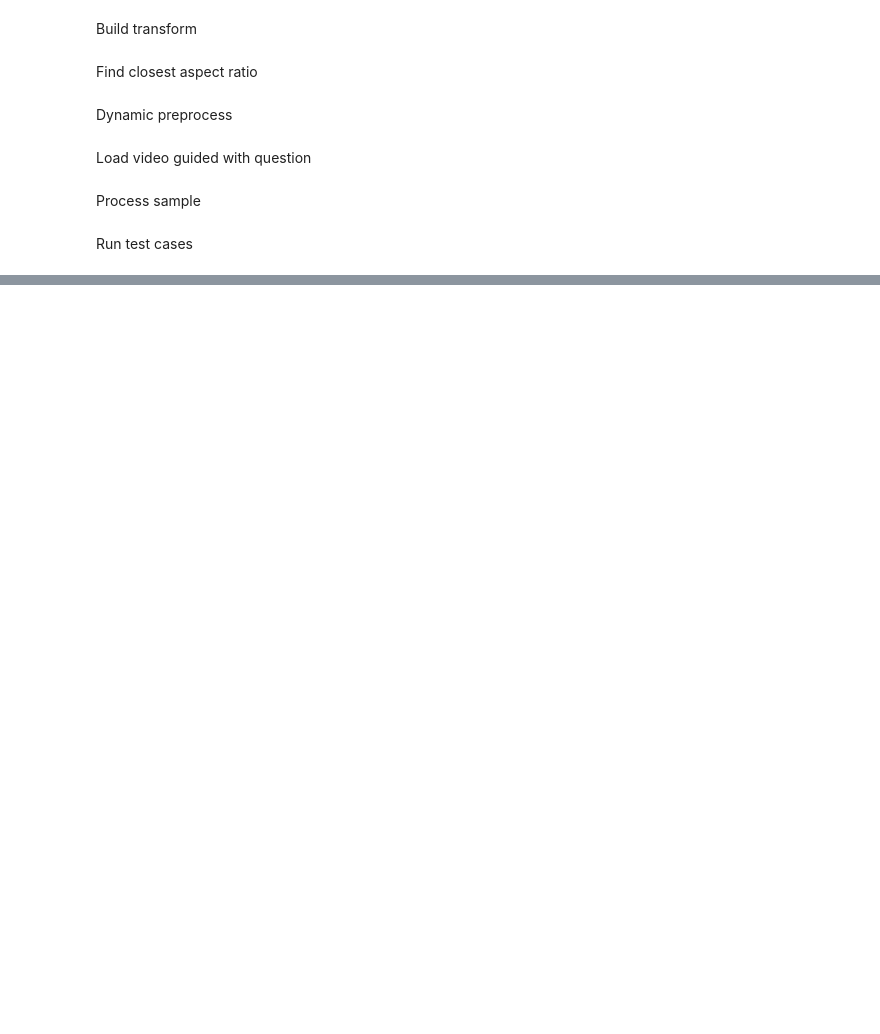
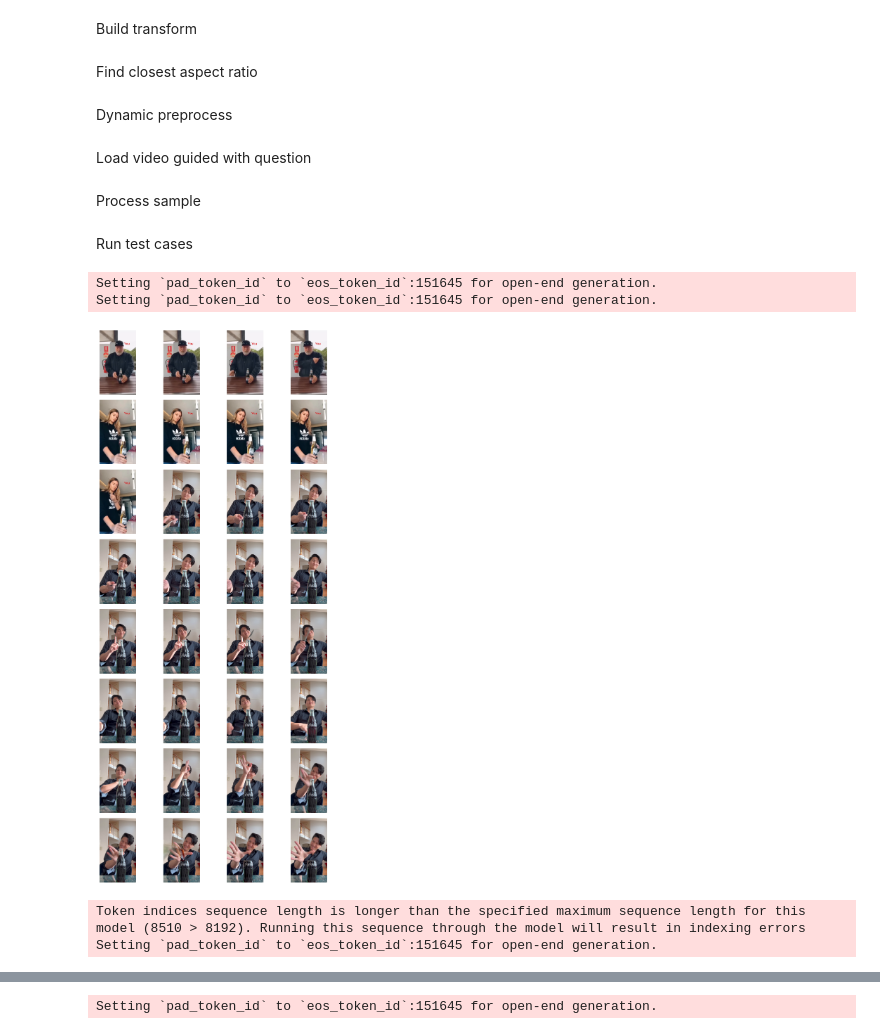
Before and after one commit to davidfoo07/Tiktok-AI-Singapore, a Jupyter notebook: InternVL3.ipynb, the cells around one changed output, grey strips where cells are left out. Drawn from its saved outputs; the diff is of its cells as text; code cells hidden in the pictures; blank space fills up the shorter version.

```diff
--- a/InternVL3.ipynb
+++ b/InternVL3.ipynb
@@ -228,10 +198,13 @@ def load_video_question_guided(video_path, question, input_size=448, max_num=1,
     max_frame = len(vr)
     step = int(vr.get_avg_fps())
 
-    sampled_indices = list(range(0, max_frame, step))
+    if len(range(0, max_frame, step)) >= num_segments:
+        sampled_indices = list(range(0, max_frame, step))
+    else:
+        bins = np.linspace(0, max_frame, num=num_segments+1, dtype=int)
+        sampled_indices = [((bins[i] + bins[i + 1]) // 2) for i in range(num_segments)]
     all_images = [Image.fromarray(vr[i].asnumpy()).convert("RGB") for i in sampled_indices]
 
-    # Encode all frames
     frame_embeddings = []
     for img in all_images:
         inputs = clip_processor(images=img, return_tensors="pt").to("cuda")
@@ -239,22 +212,28 @@ def load_video_question_guided(video_path, question, input_size=448, max_num=1,
             img_feat = clip_model.get_image_features(**inputs)
         frame_embeddings.append(img_feat.squeeze(0))
     frame_embeddings = torch.stack(frame_embeddings)
+    frame_embeddings = F.normalize(frame_embeddings, dim=-1)
 
-    # Encode question
     text_inputs = clip_processor(text=question, return_tensors="pt").to("cuda")
     with torch.no_grad():
         text_embedding = clip_model.get_text_features(**text_inputs).squeeze(0)
+    text_embedding = F.normalize(text_embedding, dim=-1)
 
-    # Compute similarity
     sims = F.cosine_similarity(frame_embeddings, text_embedding.unsqueeze(0))
-    k = min(num_segments, len(sims))
-    top_indices = sorted(sims.topk(k).indices.tolist())
+    top_indices = sorted(sims.topk(num_segments).indices.tolist())
     selected_frames = [all_images[i] for i in top_indices]
     '''
-    for i in selected_frames:
-        i.show()
+    rows, cols = 8, 4
+    fig, axes = plt.subplots(rows, cols, figsize=(cols * 2, rows * 2))
+    for i, ax in enumerate(axes.flat):
+        if i < len(selected_frames):
+            ax.imshow(selected_frames[i])
+            ax.axis('off')
+        else:
+            ax.axis('off')
+    plt.tight_layout()
+    plt.show()
     '''
-    # Your existing preprocessing
     pixel_values_list, num_patches_list = [], []
     transform = build_transform(input_size=input_size)
     for img in selected_frames:
@@ -274,7 +253,14 @@ def process_test_case(example):
     question_prompt = example["question_prompt"]
 
     video_path = retrieve_video(video_id)
-    improved_question = improve_question(question)
+    lines = question.split('\n')
+    actual_question = next((q for q in lines if q.strip() != ''), None)
+    rest_of_question = [line for line in lines if line != actual_question]
+    if rest_of_question:
+        improved_question = question
+    else:
+        improved_question = improve_question(actual_question)
+    narrowed_scope = narrow(actual_question)
 
-    pixel_values, num_patches_list = load_video_question_guided(video_path, question.split('\n')[0], num_segments=32, max_num=1)
+    pixel_values, num_patches_list = load_video_question_guided(video_path, actual_question, num_segments=32, max_num=1)
     pixel_values = pixel_values.to(torch.bfloat16).cuda()
@@ -282,5 +268,5 @@ def process_test_case(example):
 
-    prompt = video_prefix + f"\nFind the following information from the video:\n{narrow(question)}"
+    prompt = video_prefix + f"\nFind the following information from the video:\n{narrowed_scope}"
     response, history = model.chat(tokenizer, pixel_values, prompt, generation_config, num_patches_list=num_patches_list, history=None, return_history=True)
     '''
     print(f"1st Prompt:\n{prompt}")
@@ -299,26 +285,32 @@ Run test cases
 # %%
 start_time = time.time()
 output_file = "./results.csv"
 start_processing = False
 logger = logging.getLogger()
 logger.setLevel(logging.DEBUG)
 with open(output_file, mode="w", newline="") as file:
     writer = csv.writer(file)
     writer.writerow(["qid", "pred"])
     '''
-    sample = dataset['test'].filter(lambda x: x['qid'] == '0340-0')[0]
+    sample = dataset['test'].filter(lambda x: x['qid'] == '0008-0')[0]
     qid, pred = process_test_case(sample)
     writer.writerow([qid, pred])
     '''
     for sample in dataset['test']:
         if not start_processing:
             if sample['qid'] == "0008-0":
                 start_processing = True
             else:
                 continue
         logging.debug(f"processing qid {sample['qid']}")
         qid, pred = process_test_case(sample)
         writer.writerow([qid, pred])
 
     end_time = time.time()
 print(f"Time taken: {end_time - start_time} seconds")
+# %% [output]
+Setting `pad_token_id` to `eos_token_id`:151645 for open-end generation.
+Setting `pad_token_id` to `eos_token_id`:151645 for open-end generation.
+[figure, added]
+Token indices sequence length is longer than the specified maximum sequence length for this model (8510 > 8192). Running this sequence through the model will result in indexing errors
+Setting `pad_token_id` to `eos_token_id`:151645 for open-end generation.
@@ -324,0 +334 @@ print(f"Time taken: {end_time - start_time} seconds")
+Setting `pad_token_id` to `eos_token_id`:151645 for open-end generation.
```
Also changed, not shown: parts of 6 cells of this notebook, 1 other file.
